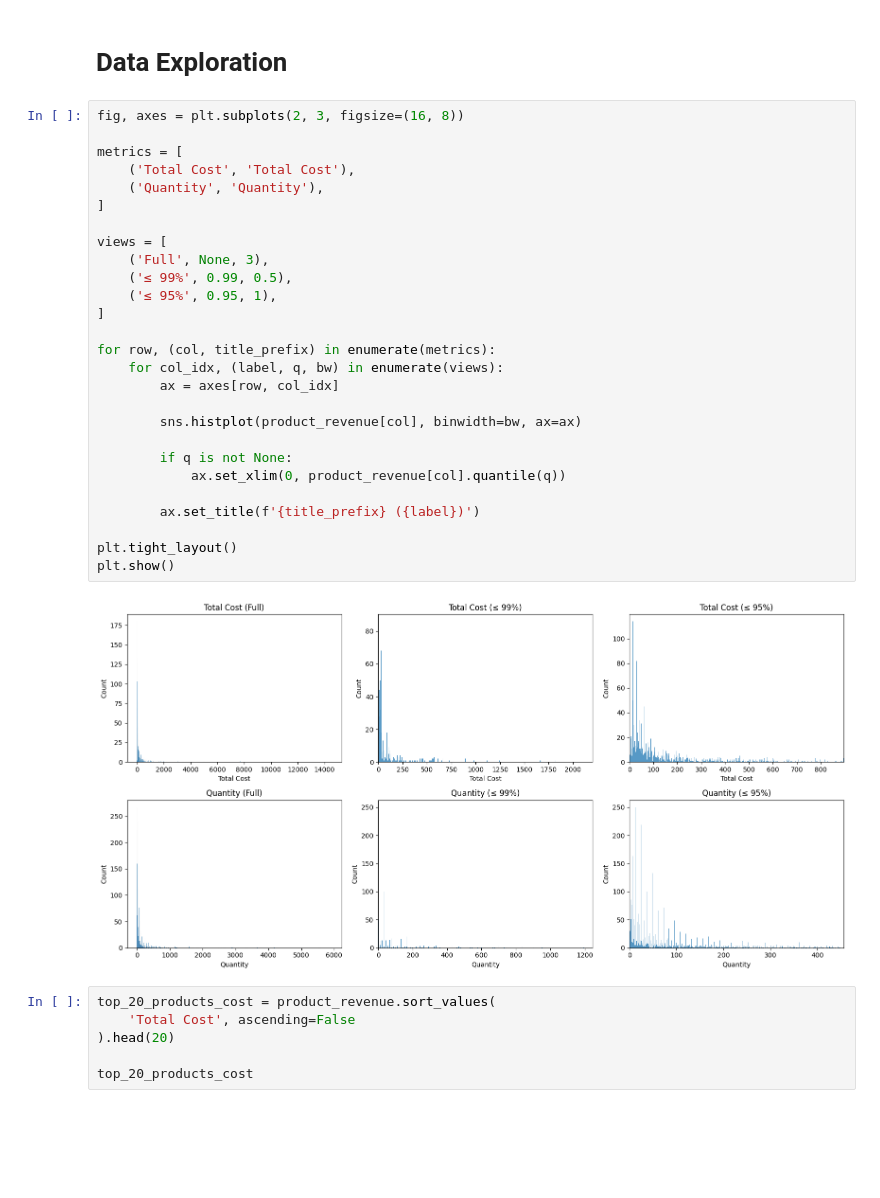
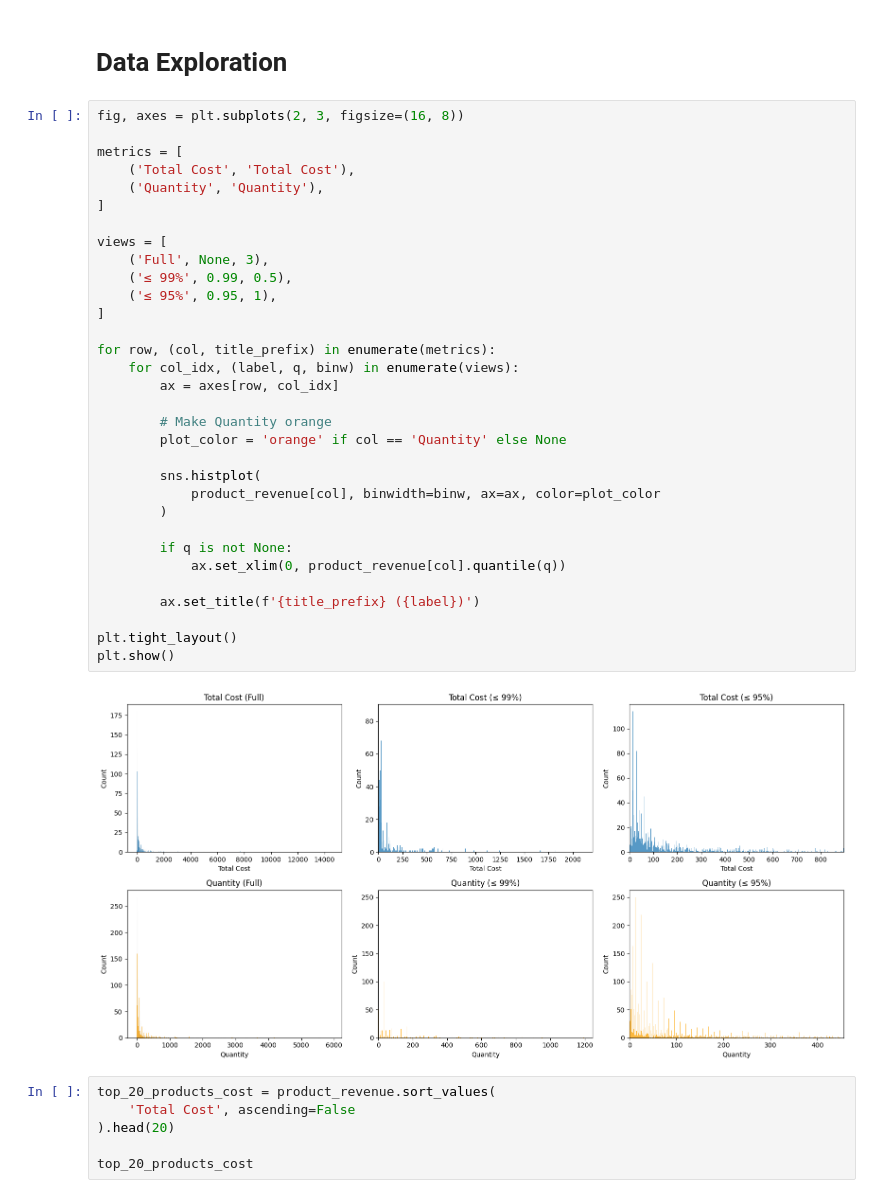
Before and after one commit to Ri-Dearg/ca2-market-retail, a Jupyter notebook: ca2-market-retail.ipynb, the cells around one changed output. Cells and saved outputs as stored; diff of their text form; blank space fills up the shorter version.

```diff
--- a/ca2-market-retail.ipynb
+++ b/ca2-market-retail.ipynb
@@ -433,32 +433,37 @@ product_revenue.to_csv('stock_revenue.csv')
 # %%
 fig, axes = plt.subplots(2, 3, figsize=(16, 8))
 
 metrics = [
     ('Total Cost', 'Total Cost'),
     ('Quantity', 'Quantity'),
 ]
 
 views = [
     ('Full', None, 3),
     ('≤ 99%', 0.99, 0.5),
     ('≤ 95%', 0.95, 1),
 ]
 
 for row, (col, title_prefix) in enumerate(metrics):
-    for col_idx, (label, q, bw) in enumerate(views):
+    for col_idx, (label, q, binw) in enumerate(views):
         ax = axes[row, col_idx]
 
-        sns.histplot(product_revenue[col], binwidth=bw, ax=ax)
+        # Make Quantity orange
+        plot_color = 'orange' if col == 'Quantity' else None
+
+        sns.histplot(
+            product_revenue[col], binwidth=binw, ax=ax, color=plot_color
+        )
 
         if q is not None:
             ax.set_xlim(0, product_revenue[col].quantile(q))
 
         ax.set_title(f'{title_prefix} ({label})')
 
 plt.tight_layout()
 plt.show()
 # %% [output]
-[figure, old version]
+[figure, new version]
 # %%
 top_20_products_cost = product_revenue.sort_values(
     'Total Cost', ascending=False
```
Also changed, not shown: parts of 2 cells of this notebook.
